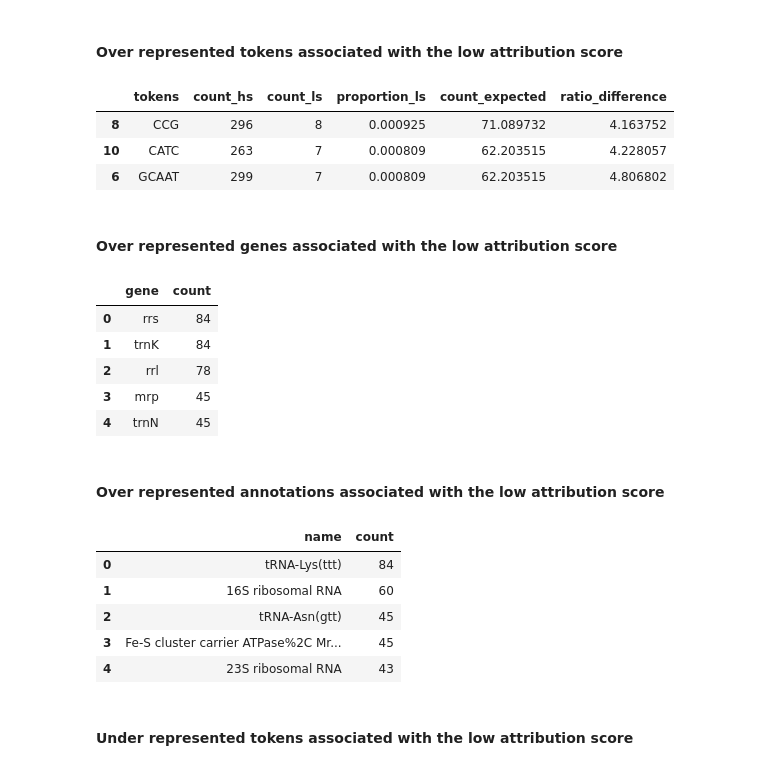
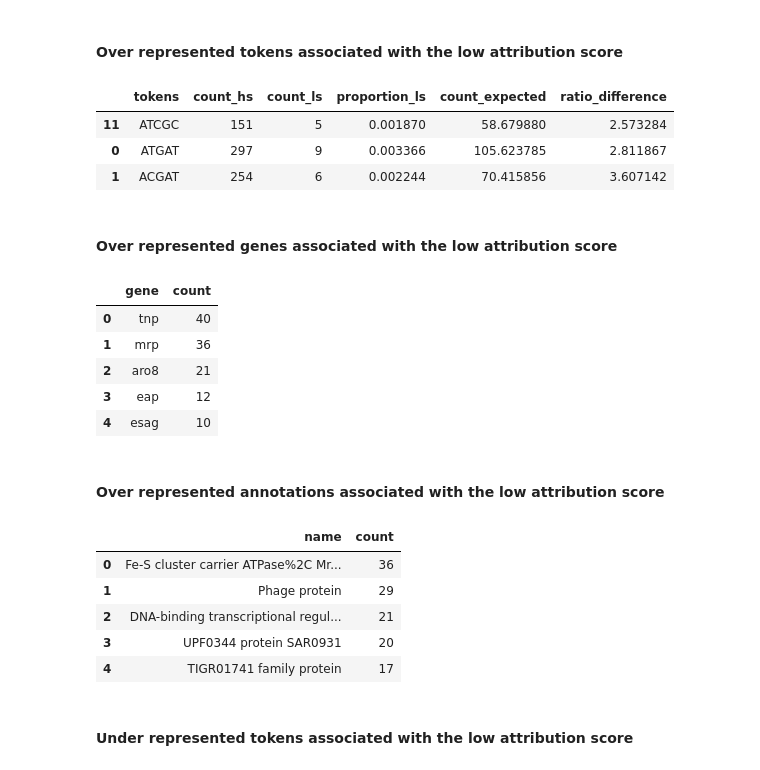
Before and after one commit to ryashpal/alfred-data-analysis, a Jupyter notebook: notebooks/genome_nlp_tokens/statistical_analysis_for_token_attribution_scores.ipynb, the cells around one changed output. Cells and saved outputs as stored; diff of their text form; code cells hidden in the pictures.

```diff
--- a/notebooks/genome_nlp_tokens/statistical_analysis_for_token_attribution_scores.ipynb
+++ b/notebooks/genome_nlp_tokens/statistical_analysis_for_token_attribution_scores.ipynb
@@ -82,7 +82,7 @@ overlappingFilesDir = Path(os.environ['GENOMICS_DATA_BASE'], 'genome_nlp_tokens'
 
 overlappingDfList = []
 for overlappingFile in os.listdir(overlappingFilesDir):
-    df = pd.read_csv(Path(overlappingFilesDir, overlappingFile), sep='\t', names=['contig_id', 'start_position', 'end_position', 'tokens', 'score', 'id', 'name', 'gene', 'atributes'])
+    df = pd.read_csv(Path(overlappingFilesDir, overlappingFile), sep='\t', names=['contig_id', 'start_position', 'end_position', 'tokens', 'score', 'feature_type', 'id', 'name', 'gene', 'atributes'])
     df['tube_code'] = [overlappingFile.split('_')[0]]*df.shape[0]
     overlappingDfList.append(df)
 overlappingDf = pd.concat(overlappingDfList, ignore_index=True)
@@ -92,5 +92,8 @@ overlappingDf = overlappingDf.merge(
     on=['tube_code']
 )
 overlappingDf = overlappingDf.drop_duplicates()
+overlappingDf = overlappingDf[overlappingDf.tokens.apply(lambda x: (len(x) >= 5))].reset_index()
+overlappingDf['gene'] = overlappingDf.gene.str.lower()
+overlappingDf = overlappingDf[overlappingDf.feature_type.isin(['CDS', 'ncRNA', 'oriC', 'regulatory_region', 'oriT'])]
 overlappingDf
 # %% [output]
@@ -226,2 +237,5 @@ underrepresentedTokensDf.merge(overlappingDf[['tokens', 'id', 'name', 'gene']],
 # %% [markdown]
 ### Low attribution score
+# %%
+cutoff = overlappingDf.score.mean() - 2 * overlappingDf.score.std()
+cutoff
@@ -262,35 +277,35 @@ See the caveats in the documentation: https://pandas.pydata.org/pandas-docs/stab
 # %% [markdown]
 #### Over represented tokens associated with the low attribution score
 # %%
-overrepresentedTokensDf = filteredOverlappingDf.sort_values(by=['ratio_difference'])[filteredOverlappingDf.ratio_difference > 4]
+overrepresentedTokensDf = filteredOverlappingDf.sort_values(by=['ratio_difference'])[filteredOverlappingDf.ratio_difference > 2]
 overrepresentedTokensDf
 # %% [output]
 |  | tokens | count_hs | count_ls | proportion_ls | count_expected | ratio_difference |
-| 8 | CCG | 296 | 8 | 0.000925 | 71.089732 | 4.163752 |
-| 10 | CATC | 263 | 7 | 0.000809 | 62.203515 | 4.228057 |
-| 6 | GCAAT | 299 | 7 | 0.000809 | 62.203515 | 4.806802 |
+| 11 | ATCGC | 151 | 5 | 0.001870 | 58.679880 | 2.573284 |
+| 0 | ATGAT | 297 | 9 | 0.003366 | 105.623785 | 2.811867 |
+| 1 | ACGAT | 254 | 6 | 0.002244 | 70.415856 | 3.607142 |
 # %% [markdown]
 #### Over represented genes associated with the low attribution score
 # %%
 overrepresentedTokensDf.merge(overlappingDf[['tokens', 'id', 'name', 'gene']], how='inner', on=['tokens']).gene.value_counts().reset_index()[:5]
 # %% [output]
 |  | gene | count |
-| 0 | rrs | 84 |
-| 1 | trnK | 84 |
-| 2 | rrl | 78 |
-| 3 | mrp | 45 |
-| 4 | trnN | 45 |
+| 0 | tnp | 40 |
+| 1 | mrp | 36 |
+| 2 | aro8 | 21 |
+| 3 | eap | 12 |
+| 4 | esag | 10 |
 # %% [markdown]
 #### Over represented annotations associated with the low attribution score
 # %%
 overrepresentedTokensDf.merge(overlappingDf[['tokens', 'id', 'name', 'gene']], how='inner', on=['tokens']).name.value_counts().reset_index()[:5]
 # %% [output]
 |  | name | count |
-| 0 | tRNA-Lys(ttt) | 84 |
-| 1 | 16S ribosomal RNA | 60 |
-| 2 | tRNA-Asn(gtt) | 45 |
-| 3 | Fe-S cluster carrier ATPase%2C Mr... | 45 |
-| 4 | 23S ribosomal RNA | 43 |
+| 0 | Fe-S cluster carrier ATPase%2C Mr... | 36 |
+| 1 | Phage protein | 29 |
+| 2 | DNA-binding transcriptional regul... | 21 |
+| 3 | UPF0344 protein SAR0931 | 20 |
+| 4 | TIGR01741 family protein | 17 |
 # %% [markdown]
 #### Under represented tokens associated with the low attribution score
 # %%
```
Also changed, not shown: parts of 14 cells of this notebook, 4 other files.
